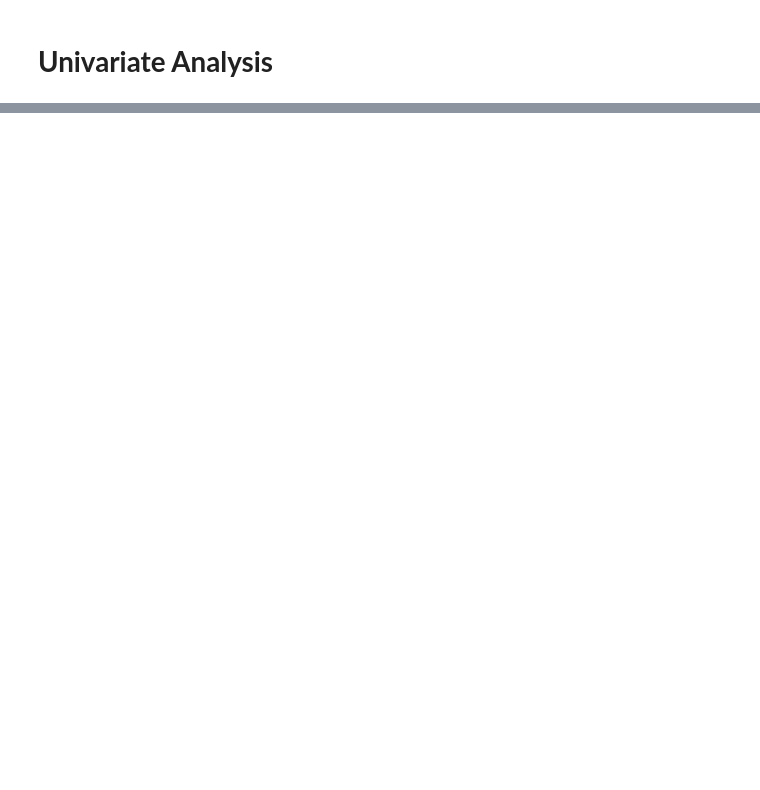
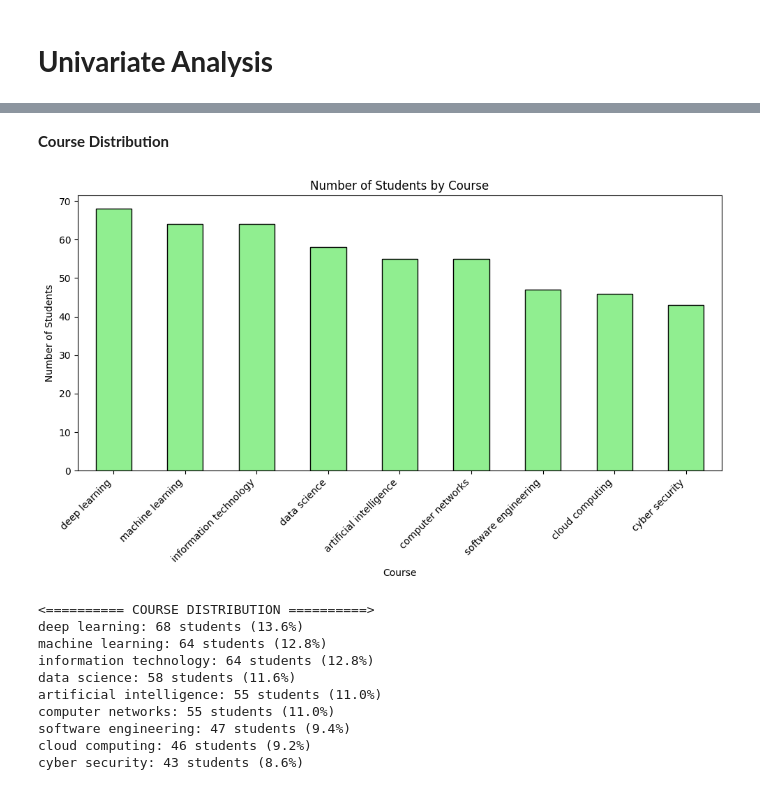
Before and after one commit to MuqaddasIftikhar17/EduMate-AI, a Jupyter notebook: ai/students.ipynb, the cells around one changed output, grey strips where cells are left out. Cells and saved outputs as stored; diff of their text form; code cells hidden in the pictures; blank space fills up the shorter version.

```diff
--- a/ai/students.ipynb
+++ b/ai/students.ipynb
@@ -538,17 +341,0 @@ plt.show()
-# %%
-# count plot (i.e. Personality Column)
-ax = sns.countplot(y='personality', data=students)
-
-# Total number of students
-total = len(students)
-
-# Add percentage labels along the x-axis
-for p in ax.patches:
-    count = p.get_width()            # width = count for horizontal bars
-    pct = count / total * 100
-    ax.text(
-        count + 0.5,                 # x-position: slightly after the end of bar
-        p.get_y() + p.get_height()/2, # y-position: center of the bar
-        f'{pct:.1f}%',               # label
-        va='center'                  # vertical alignment
-    )
@@ -581,0 +366,33 @@ AttributeError: Rectangle.set() got an unexpected keyword argument 'kde'
+# %% [markdown]
+**Course Distribution**
+# %%
+# Course distribution
+course_counts = students['course'].value_counts()
+
+plt.figure(figsize=(10, 6))
+course_counts.plot(kind='bar', color='lightgreen', edgecolor='black')
+plt.title('Number of Students by Course')
+plt.xlabel('Course')
+plt.ylabel('Number of Students')
+plt.xticks(rotation=45, ha='right')
+plt.tight_layout()
+plt.show()
+
+# Show course statistics
+print("<========== COURSE DISTRIBUTION ==========>")
+for course, count in course_counts.items():
+    percentage = (count / len(students)) * 100
+    print(f"{course}: {count} students ({percentage:.1f}%)")
+print("\n")
+# %% [output]
+[figure, added]
+<========== COURSE DISTRIBUTION ==========>
+deep learning: 68 students (13.6%)
+machine learning: 64 students (12.8%)
+information technology: 64 students (12.8%)
+data science: 58 students (11.6%)
+artificial intelligence: 55 students (11.0%)
+computer networks: 55 students (11.0%)
+software engineering: 47 students (9.4%)
+cloud computing: 46 students (9.2%)
+cyber security: 43 students (8.6%)
```
Also changed, not shown: parts of 63 cells of this notebook.
